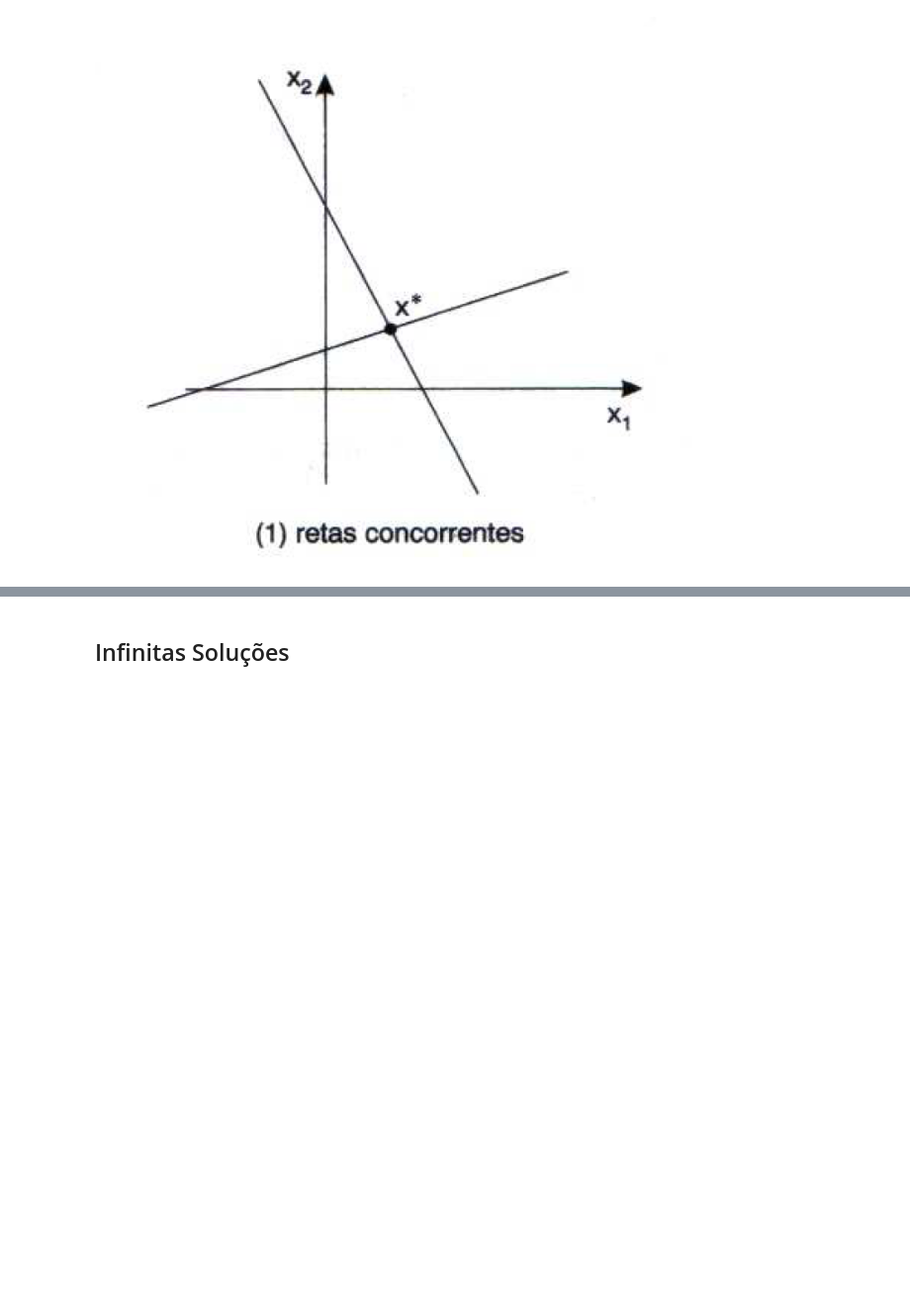
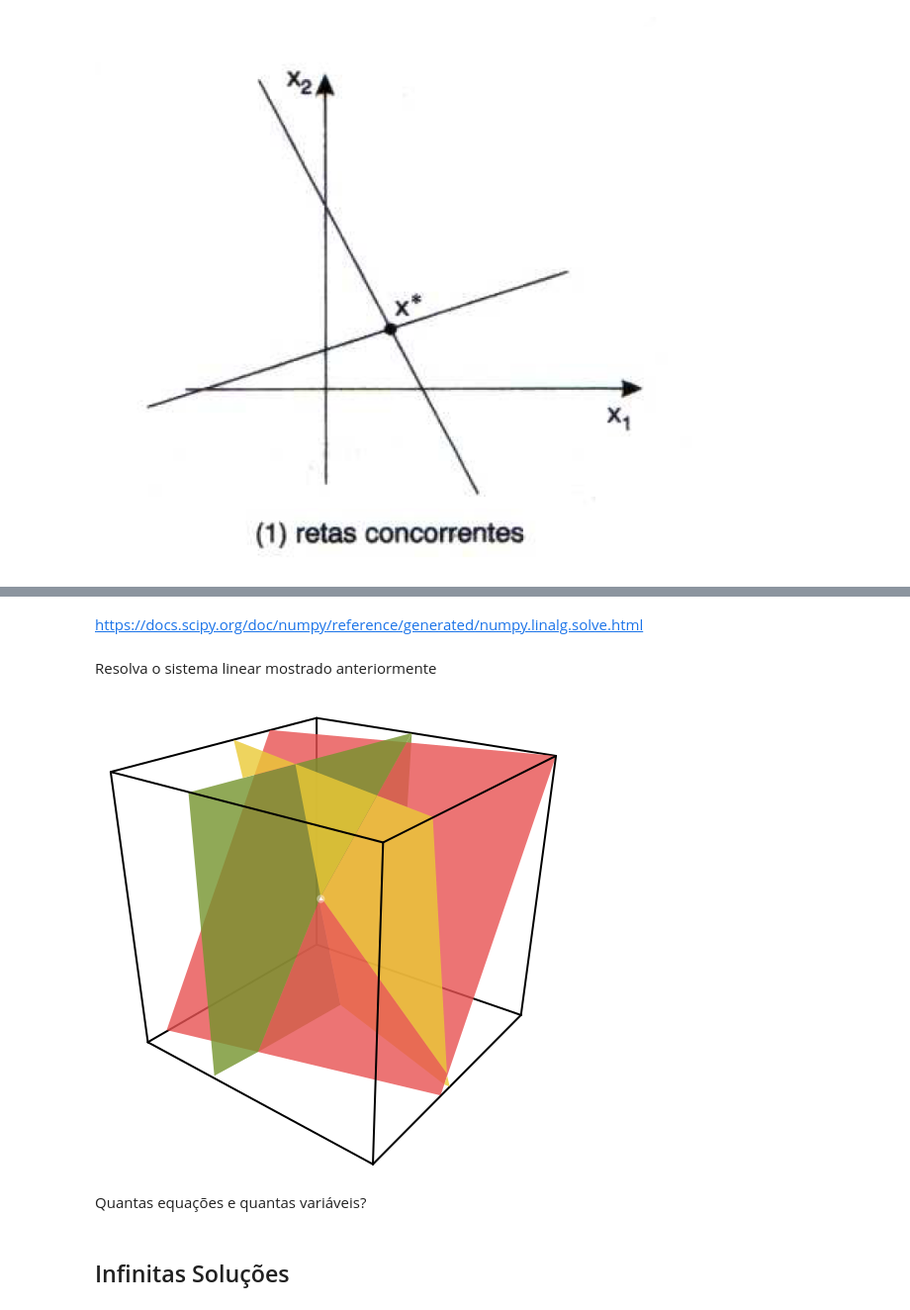
Before and after one commit to ClaudomiroSales/MatematicaComputacionalUFPA, a Jupyter notebook: Resolução de Sistemas Lineares/Resolução de Sistemas Lineares - Introdução.ipynb, the cells around one changed output, grey strips where cells are left out. Shown at 99% size. Cells and saved outputs as stored; diff of their text form; code cells hidden in the pictures; blank space fills up the shorter version.

```diff
--- a/Resolução de Sistemas Lineares/Resolução de Sistemas Lineares - Introdução.ipynb
+++ b/Resolução de Sistemas Lineares/Resolução de Sistemas Lineares - Introdução.ipynb
@@ -56,3 +68,13 @@ Image(filename = pathFileImages + 'Fig_Intro_5_2.png')
+# %% [markdown]
+https://docs.scipy.org/doc/numpy/reference/generated/numpy.linalg.solve.html
+# %% [markdown]
+<font size="+1"> Resolva o sistema linear mostrado anteriormente  </font>
+# %%
+Image(filename = pathFileImages + 'planes.png')
+# %% [output]
+[figure, added]
+# %% [markdown]
+<font size="+1"> Quantas equações e quantas variáveis?  </font>
 # %% [markdown]
 ## Infinitas Soluções
 # %%
```
Also changed, not shown: parts of 22 cells of this notebook, 14 other files.
